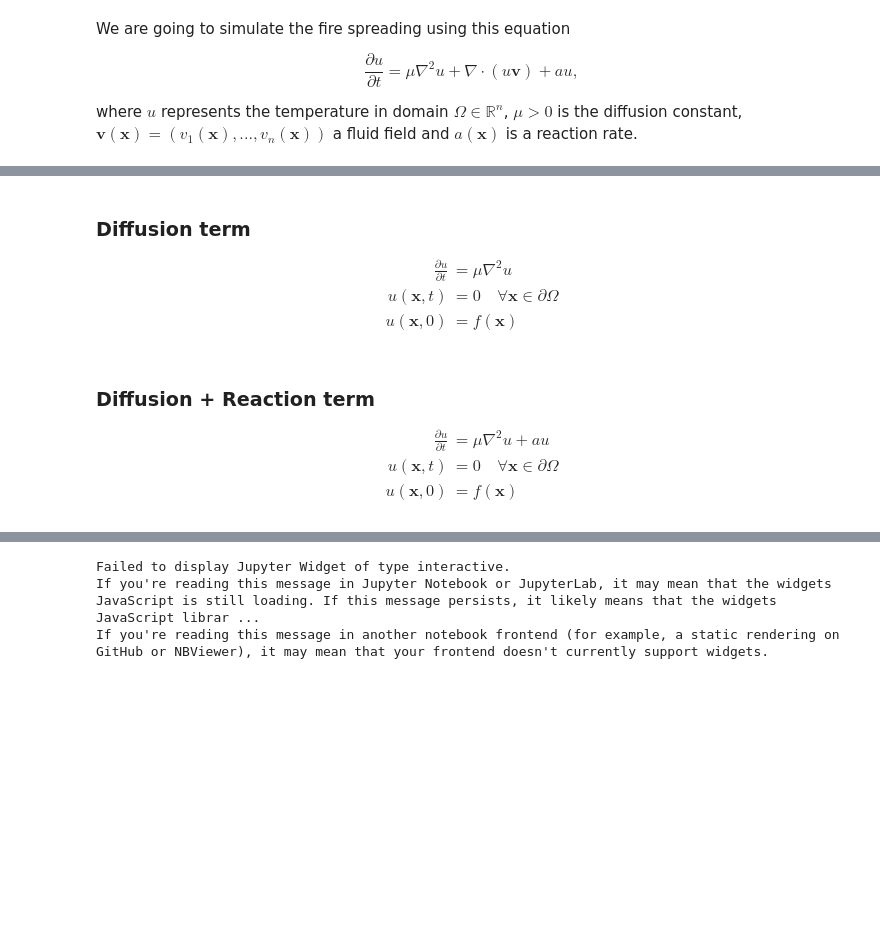
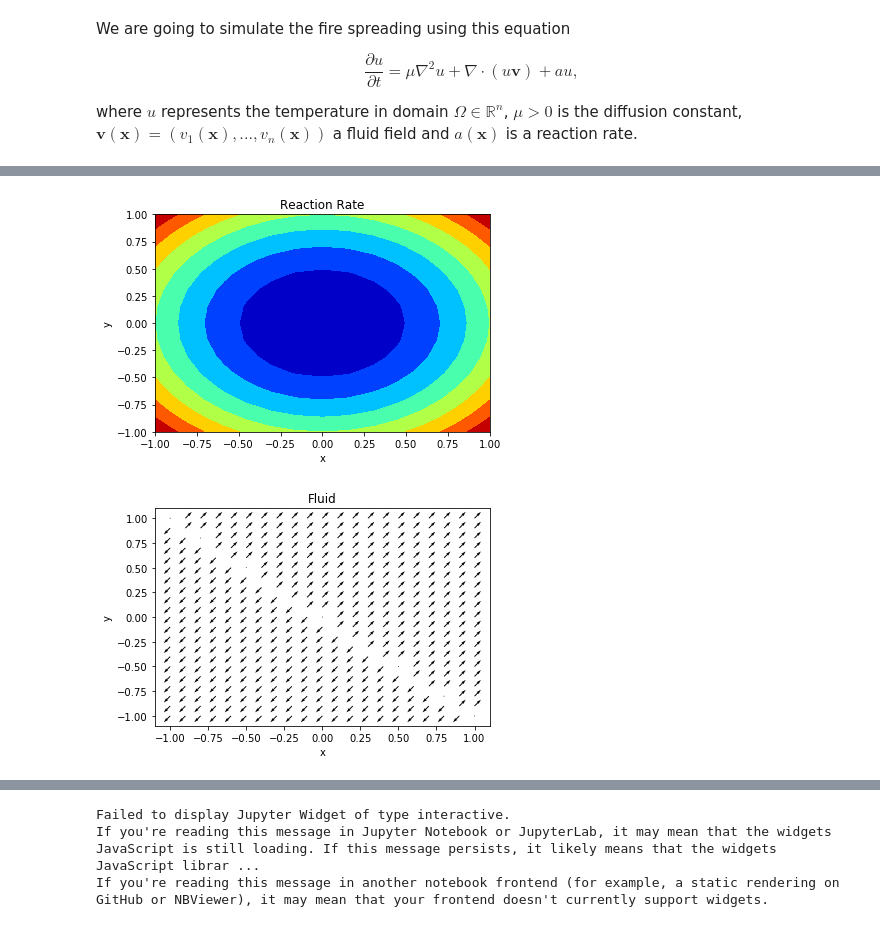
Before and after one commit to dsanmartin/INF510-MN, a Jupyter notebook: mono.ipynb, the cells around one changed output, grey strips where cells are left out. Saved outputs shown, nothing was run; the diff lists cells and outputs as text; code cells hidden in the pictures; blank space fills up the shorter version.

```diff
--- a/mono.ipynb
+++ b/mono.ipynb
@@ -29,27 +74,56 @@ def cheb(N):
     D = np.outer(c, 1./c) / (dX + np.eye(N + 1))
     D = D - np.diag(np.sum(D.T, axis=0))
     return D,x
-# %% [markdown]
-### Diffusion term
-
-\begin{equation}
-    \begin{split}
-        \frac{\partial u}{\partial t} &= \mu \nabla^2u \\
-        u(\textbf{x},t) & = 0 \quad \forall \textbf{x} \in \partial \Omega \\
-        u(\textbf{x},0) & = f(\textbf{x})
-    \end{split}
-\end{equation}
+# %%
+def plotReaction(x, y, a):
+    plt.title("Reaction Rate")
+    count = plt.contourf(x, y, a, cmap=cm.jet)
+    plt.xlabel("x")
+    plt.ylabel("y")
+    plt.show()
+# %%
+def plotFluid(x, y, v1, v2):
+    plt.title("Fluid")
+    quiv = plt.quiver(Xv, Yv, V1N, V2N)
+    plt.xlabel("x")
+    plt.ylabel("y")
+    plt.show()
 # %%
 N = 20
 
-# x variable in [-1,1], Chebyshev:
+# x variable in [-1,1], Chebyshev
 Nx = N; Dx, x = cheb(Nx)
 D2x = np.dot(Dx, Dx);
 
-# y variable in [-1,1], Chebyshev:
+# y variable in [-1,1], Chebyshev
 Ny = N; Dy, y = cheb(Ny)
 D2y = np.dot(Dy, Dy)
 
-# Grid and initial data:
+# Grids
 X, Y = np.meshgrid(x,y)
+Xv, Yv = np.mgrid[-1:1:21j, -1:1:21j]
+# %%
+# Initial condition
+v = np.exp(-4*(X**2 + Y**2))
+
+# Parameters
+mu = 1
+dt = 1e-4
+tmax = 4000
+
+# Reaction rate
+a = X**2 + Y**2 # np.cos(np.pi/8*X*Y)
+plotReaction(X, Y, a)
+
+# Vector Field
+V1 = Xv + Yv # -8*X*np.exp(-4*(X**2 + Y**2))
+V2 = Xv + Yv # -8*Y*np.exp(-4*(X**2 + Y**2))
+speed = np.sqrt(V1**2 + V2**2)
+speed[speed == 0] = 1e-16
+V1N = V1/speed
+V2N = V2/speed
+plotFluid(Xv, Yv, V1N, V2N)
+# %% [output]
+[figure, added]
+[figure, added]
 # %%
@@ -74,13 +149,3 @@ for n in range(tmax):
     if (n % 2 == 0): # keep some plots
         u.append(v)
         t.append(n*dt)
-# %% [markdown]
-### Diffusion + Reaction term
-
-\begin{equation}
-    \begin{split}
-        \frac{\partial u}{\partial t} &= \mu \nabla^2u + au\\
-        u(\textbf{x},t) & = 0 \quad \forall \textbf{x} \in \partial \Omega \\
-        u(\textbf{x},0) & = f(\textbf{x})
-    \end{split}
-\end{equation}
```
Also changed, not shown: parts of 7 cells of this notebook.
